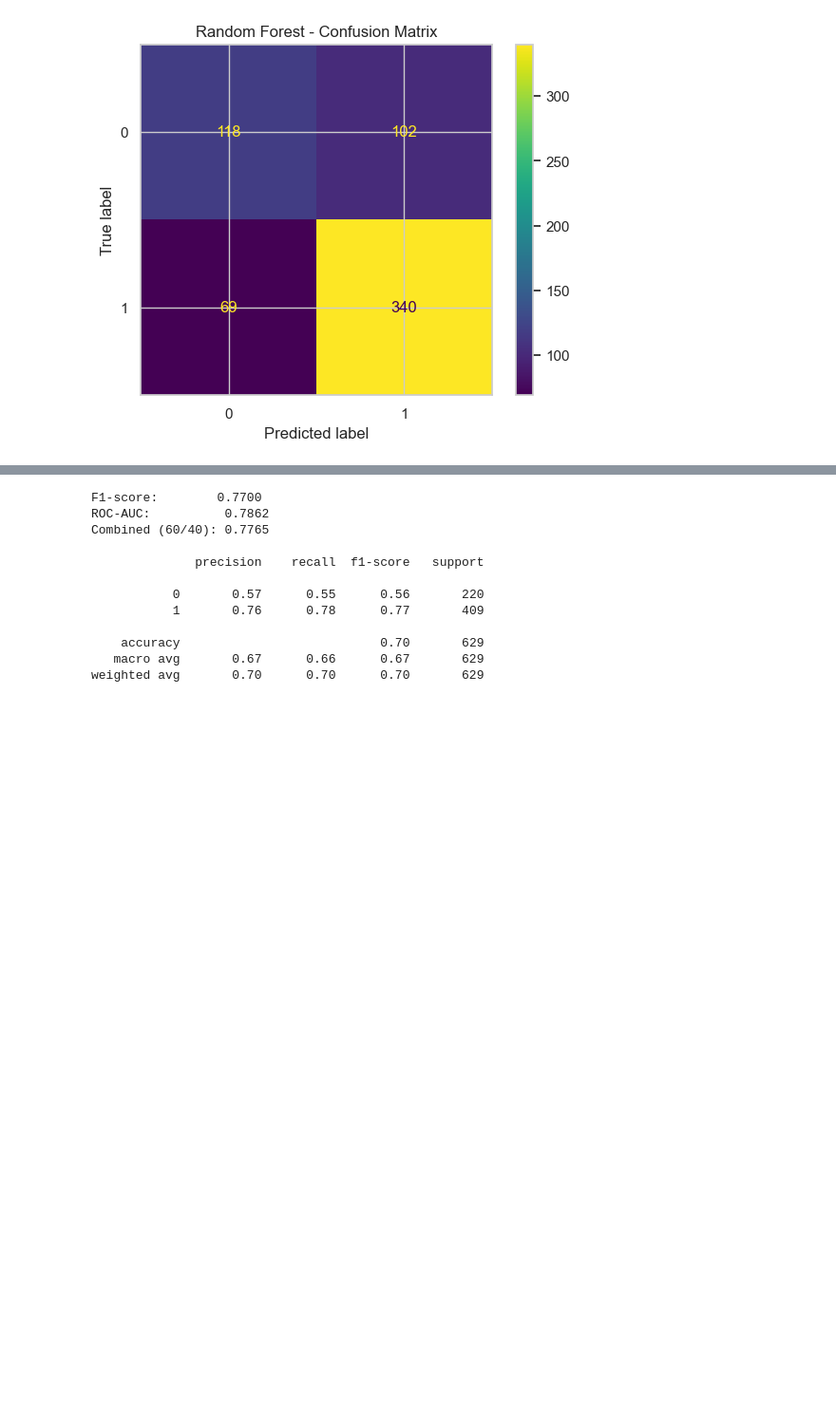
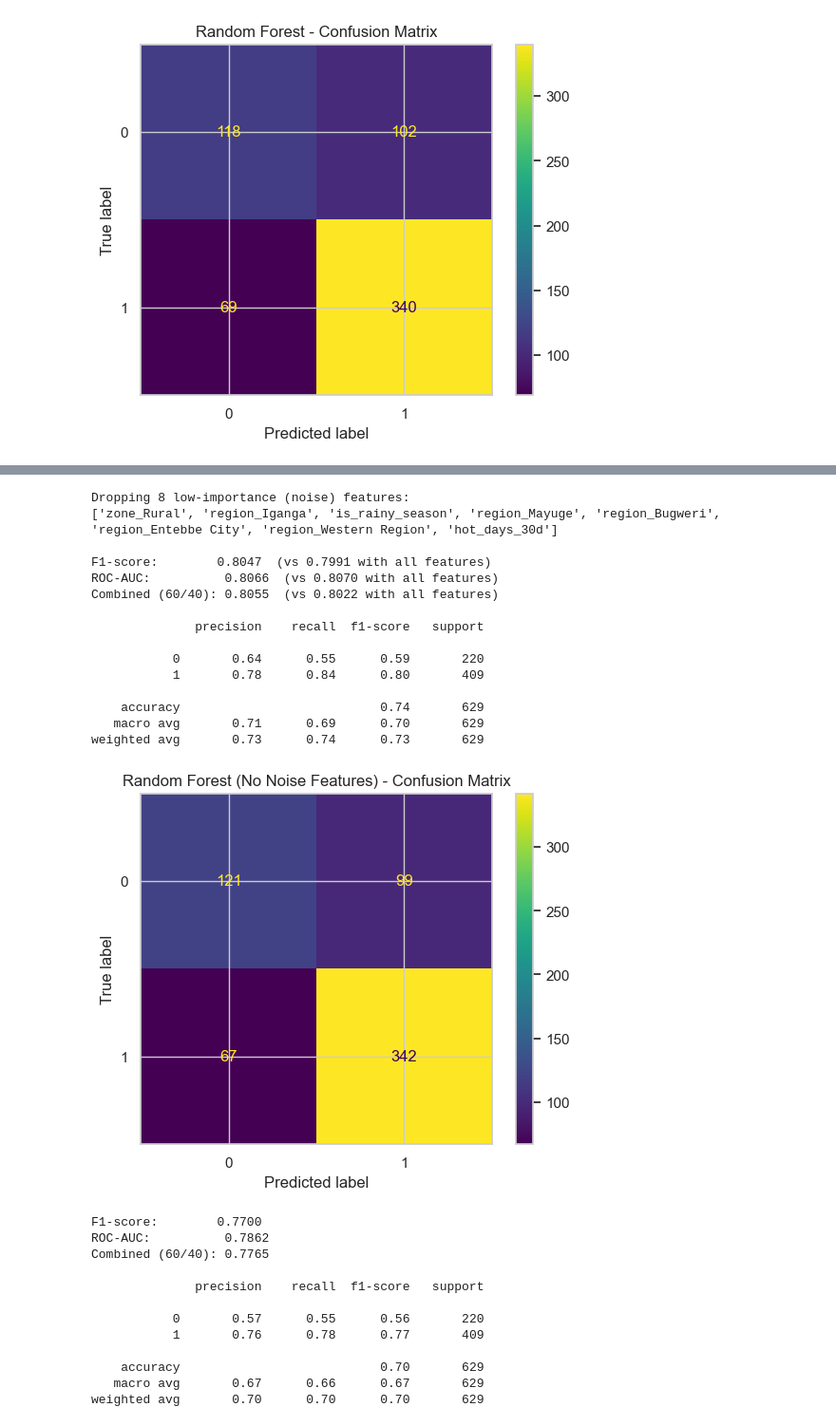
Before and after one commit to DevLaukey/Climate-risk-health-prediction, a Jupyter notebook: climate-risk-health-prediction.ipynb, the cells around one changed output, grey strips where cells are left out. Shown at 95% size. Cells and saved outputs as stored; diff of their text form; code cells hidden in the pictures; blank space fills up the shorter version.

```diff
--- a/climate-risk-health-prediction.ipynb
+++ b/climate-risk-health-prediction.ipynb
@@ -561,3 +623,56 @@ weighted avg       0.72      0.73      0.72       629
+# %%
+# Random Forest without noise features
+# Drop features whose importance is below a small threshold - mostly the
+# one-hot region/zone dummies and hot_days_30d (which is constant / all
+# zeros in this data, so it can carry no signal at all)
+noise_threshold = 0.005
+noise_features = rf_importance.loc[rf_importance['importance'] < noise_threshold, 'feature'].tolist()
+
+print(f"Dropping {len(noise_features)} low-importance (noise) features:")
+print(noise_features)
+
+X_train_denoised = X_train.drop(columns=noise_features)
+X_val_denoised = X_val.drop(columns=noise_features)
+
+rf_denoised_model = RandomForestClassifier(
+    n_estimators=300, class_weight='balanced', random_state=42
+)
+rf_denoised_model.fit(X_train_denoised, y_train)
+
+y_val_pred_rf_denoised = rf_denoised_model.predict(X_val_denoised)
+y_val_proba_rf_denoised = rf_denoised_model.predict_proba(X_val_denoised)[:, 1]
+
+f1_rf_denoised = f1_score(y_val, y_val_pred_rf_denoised)
+auc_rf_denoised = roc_auc_score(y_val, y_val_proba_rf_denoised)
+combined_score_rf_denoised = 0.6 * f1_rf_denoised + 0.4 * auc_rf_denoised
+
+print()
+print(f"F1-score:        {f1_rf_denoised:.4f}  (vs {f1_rf:.4f} with all features)")
+print(f"ROC-AUC:          {auc_rf_denoised:.4f}  (vs {auc_rf:.4f} with all features)")
+print(f"Combined (60/40): {combined_score_rf_denoised:.4f}  (vs {combined_score_rf:.4f} with all features)")
+print()
+print(classification_report(y_val, y_val_pred_rf_denoised))
+
+ConfusionMatrixDisplay.from_predictions(y_val, y_val_pred_rf_denoised)
+plt.title('Random Forest (No Noise Features) - Confusion Matrix')
+plt.show()
+# %% [output]
+Dropping 8 low-importance (noise) features:
+['zone_Rural', 'region_Iganga', 'is_rainy_season', 'region_Mayuge', 'region_Bugweri', 'region_Entebbe City', 'region_Western Region', 'hot_days_30d']
+
+F1-score:        0.8047  (vs 0.7991 with all features)
+ROC-AUC:          0.8066  (vs 0.8070 with all features)
+Combined (60/40): 0.8055  (vs 0.8022 with all features)
+
+              precision    recall  f1-score   support
+
+           0       0.64      0.55      0.59       220
+           1       0.78      0.84      0.80       409
+
+    accuracy                           0.74       629
+   macro avg       0.71      0.69      0.70       629
+weighted avg       0.73      0.74      0.73       629
+[figure, added]
 # %%
 
 # XGBoost (no scaling needed - trees are scale-invariant)
```
Also changed, not shown: parts of 18 cells of this notebook, 12 other files.
